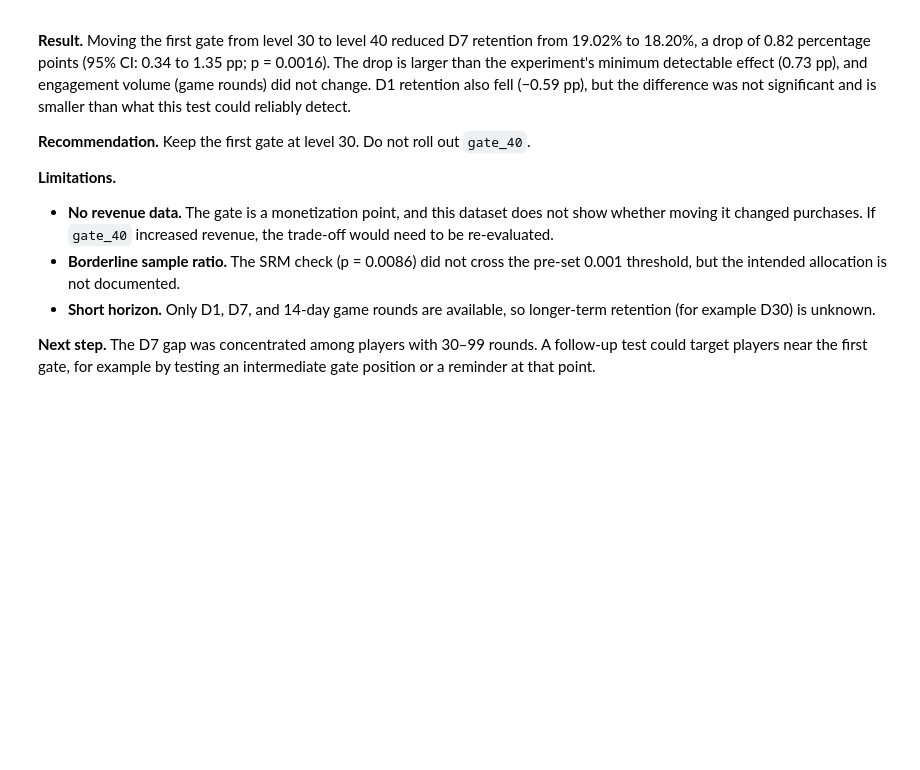
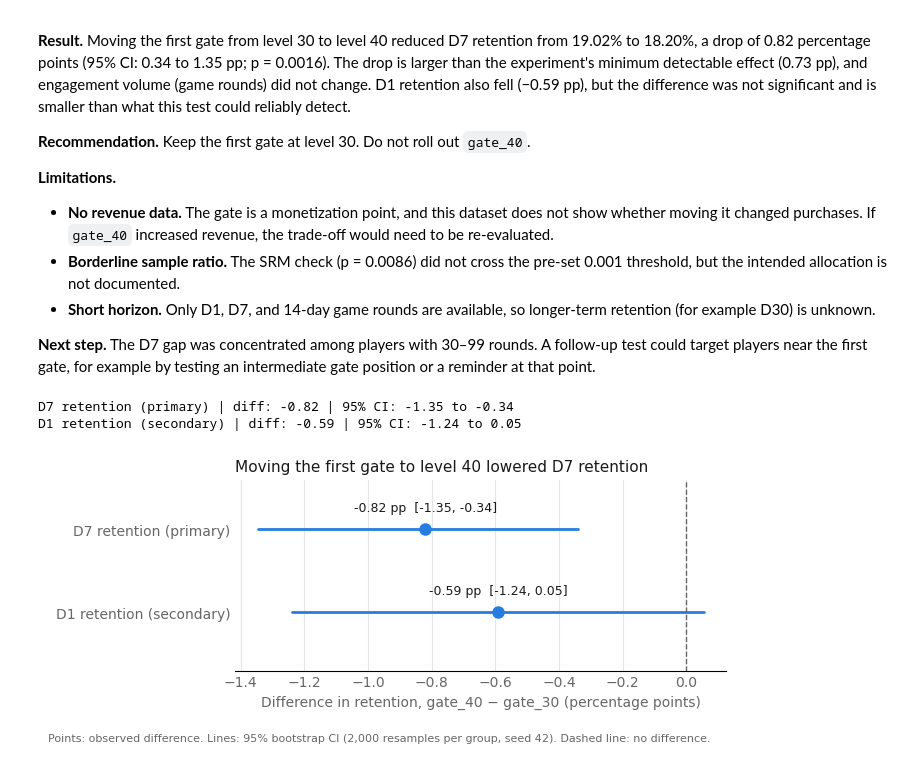
Before and after one commit to KFCkfckfc123/mobile-game-product-analytics, a Jupyter notebook: ab-test-cookie-cats/notebooks/01_ab_test_analysis.ipynb, the cells around one changed output. Saved outputs shown, nothing was run; the diff lists cells and outputs as text; code cells hidden in the pictures; blank space fills up the shorter version.

Commit message:
Add plotting code for retention effect and rounds band charts

```diff
--- a/ab-test-cookie-cats/notebooks/01_ab_test_analysis.ipynb
+++ b/ab-test-cookie-cats/notebooks/01_ab_test_analysis.ipynb
@@ -252,3 +252,54 @@ seg
 - **Short horizon.** Only D1, D7, and 14-day game rounds are available, so longer-term retention (for example D30) is unknown.
 
 **Next step.** The D7 gap was concentrated among players with 30–99 rounds. A follow-up test could target players near the first gate, for example by testing an intermediate gate position or a reminder at that point.
+# %%
+import matplotlib.pyplot as plt
+
+BLUE, TEXT, MUTED, GRID = "#257de0", "#191919", "#666666", "#e5e5e5"
+
+def boot_diff_ci(col, n_boot=2000, seed=42):
+    rng = np.random.default_rng(seed)
+    a = df.loc[df["version"] == "gate_30", col].to_numpy()
+    b = df.loc[df["version"] == "gate_40", col].to_numpy()
+    diffs = []
+    for _ in range(n_boot):
+        s30 = rng.choice(a, size=a.size, replace=True).mean()
+        s40 = rng.choice(b, size=b.size, replace=True).mean()
+        diffs.append((s40 - s30) * 100)
+    point = (b.mean() - a.mean()) * 100
+    low, high = np.percentile(diffs, [2.5, 97.5])
+    return point, low, high
+
+metrics = [("retention_7", "D7 retention (primary)"), ("retention_1", "D1 retention (secondary)")]
+results = [boot_diff_ci(col) for col, _ in metrics]
+for (col, label), (pt, lo, hi) in zip(metrics, results):
+    print(label, "| diff:", round(pt, 2), "| 95% CI:", round(lo, 2), "to", round(hi, 2))
+
+fig, ax = plt.subplots(figsize=(7, 2.8))
+for i, (pt, lo, hi) in enumerate(results):
+    ax.plot([lo, hi], [i, i], color=BLUE, linewidth=2, solid_capstyle="round")
+    ax.plot(pt, i, "o", color=BLUE, markersize=8)
+    ax.text(pt, i - 0.22, f"{pt:.2f} pp  [{lo:.2f}, {hi:.2f}]", ha="center", color=TEXT, fontsize=9)
+
+ax.axvline(0, color=MUTED, linewidth=1, linestyle="--")
+ax.set_yticks(range(len(metrics)))
+ax.set_yticklabels([label for _, label in metrics], color=TEXT)
+ax.set_ylim(-0.6, len(metrics) - 0.3)
+ax.invert_yaxis()
+ax.set_xlabel("Difference in retention, gate_40 − gate_30 (percentage points)", color=MUTED)
+ax.set_title("Moving the first gate to level 40 lowered D7 retention", color=TEXT, loc="left", fontsize=11)
+ax.grid(axis="x", color=GRID, linewidth=0.8)
+ax.set_axisbelow(True)
+for side in ["top", "right", "left"]:
+    ax.spines[side].set_visible(False)
+ax.tick_params(colors=MUTED, length=0)
+
+fig.text(0.01, -0.06, "Points: observed difference. Lines: 95% bootstrap CI (2,000 resamples per group, seed 42). "
+         "Dashed line: no difference.", color=MUTED, fontsize=8)
+fig.tight_layout()
+fig.savefig("../results/fig1_retention_effect.png", dpi=200, bbox_inches="tight")
+plt.show()
+# %% [output]
+D7 retention (primary) | diff: -0.82 | 95% CI: -1.35 to -0.34
+D1 retention (secondary) | diff: -0.59 | 95% CI: -1.24 to 0.05
+[figure, added]
```
Also changed, not shown: parts of 1 cell of this notebook.
